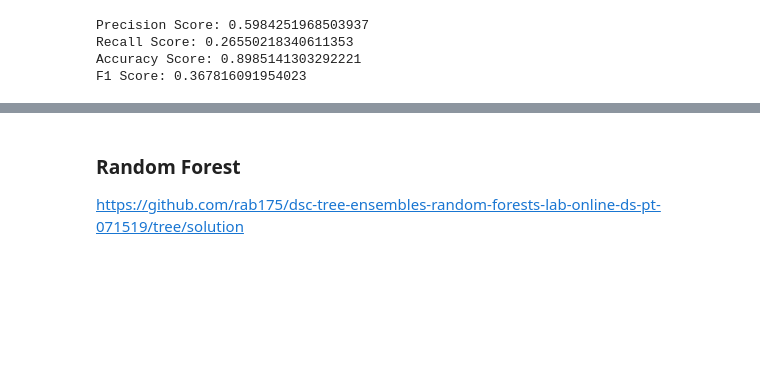
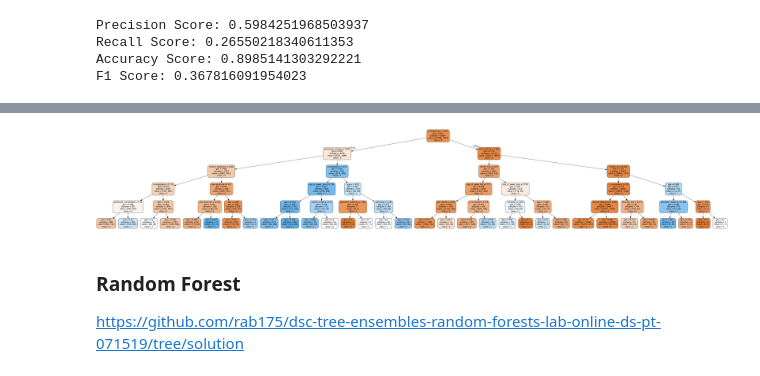
Before and after one commit to JaHerbas/bank-marketing-classification, a Jupyter notebook: Mod5_Project_Bank_Marketing_Classifier.ipynb, the cells around one changed output, grey strips where cells are left out. Cells and saved outputs as stored; diff of their text form; code cells hidden in the pictures; blank space fills up the shorter version.

```diff
--- a/Mod5_Project_Bank_Marketing_Classifier.ipynb
+++ b/Mod5_Project_Bank_Marketing_Classifier.ipynb
@@ -825,0 +988,3 @@ scaled_df_train.head()
+# %%
+logreg.fit(X_train_resampled, y_train_resampled)
+logreg.score(scaled_data_test, y_test)
@@ -878,3 +1055,6 @@ F1-Score: 0.3563218390804598
 Best Value for k: 5
 
 F1-Score: 0.3563218390804598
+# %%
+knn_clf.fit(X_train_resampled, y_train_resampled)
+knn_clf.score(scaled_data_test, y_test)
@@ -937,0 +1124,2 @@ F1 Score: 0.367816091954023
+# %%
+tree_clf.fit(X_train_resampled, y_train_resampled)
@@ -938,3 +1165,19 @@ F1 Score: 0.367816091954023
+# %%
+# Create DOT data
+dot_data = export_graphviz(tree_clf, out_file=None,
+                           feature_names=scaled_df_train.columns,
+                           class_names=np.unique(target).astype('str'),
+                           filled=True, rounded=True, special_characters=True)
+
+# Draw graph
+graph = graph_from_dot_data(dot_data)
+
+graph.set_size('"40,20!"')
+
+# Show graph
+Image(graph.create_png())
+# %% [output]
+[figure, added]
 # %% [markdown]
 ### Random Forest
 
```
Also changed, not shown: parts of 83 cells of this notebook.
